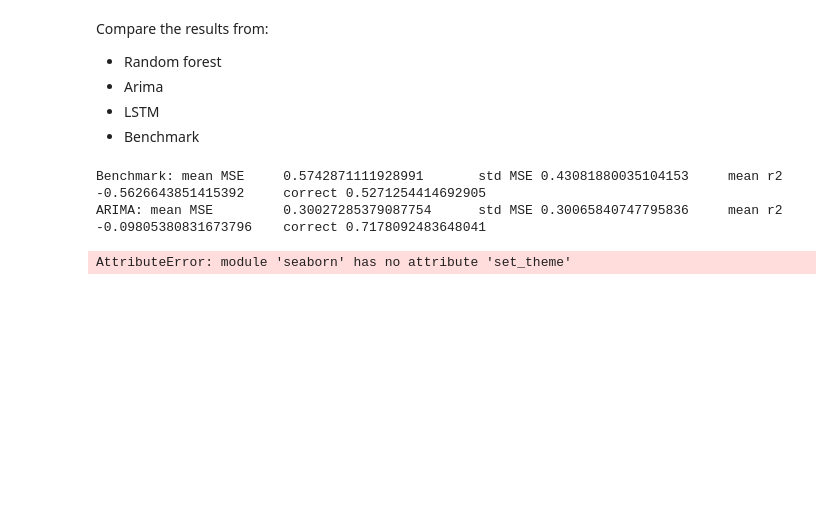
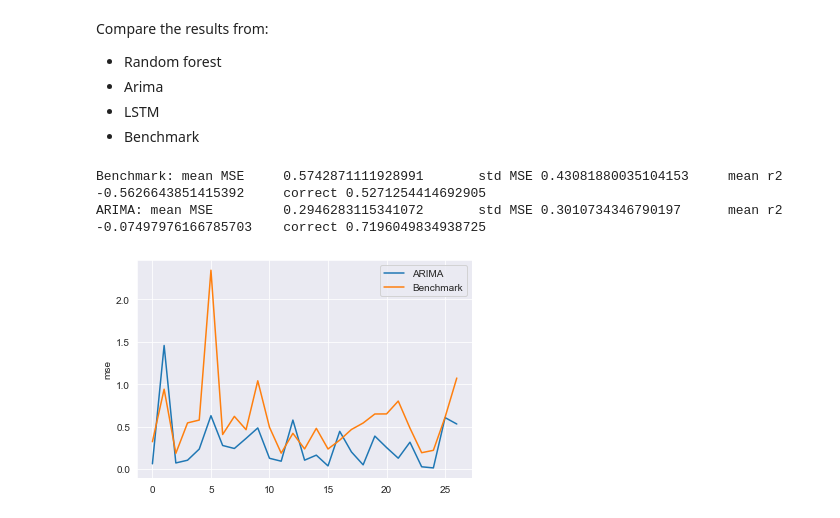
Before and after one commit to susymaijer/DMT, a Jupyter notebook: Evaluate.ipynb, the cells around one changed output. Drawn from its saved outputs; the diff is of its cells as text; code cells hidden in the pictures; blank space fills up the shorter version.

Commit message:
Figures

```diff
--- a/Evaluate.ipynb
+++ b/Evaluate.ipynb
@@ -11,29 +11,32 @@ Compare the results from:
 - LSTM
 - Benchmark
 # %%
-arima = pd.read_csv('results/arima.csv',index_col=0)
-arima.index.rename('id', inplace=True)
-benchmark = pd.read_csv('results/benchmark.csv',index_col=0)
-benchmark.index.rename('id', inplace=True)
-#rf =
-#lstm =
+def loadData(path):
+    data = pd.read_csv(path,index_col=0)
+    data.index.rename('id', inplace=True)
+
+    return data
+
 
 def printSummary(data, name):
     print(f'{name}: mean MSE \t{data["mse"].mean()}\t std MSE {data["mse"].std()}\t mean r2 {data["r2"].mean()}\t correct {data["corr"].mean()}')
 
+arima = loadData('results/arima.csv')
+benchmark = loadData('results/benchmark.csv')
 printSummary(benchmark, "Benchmark")
 printSummary(arima, "ARIMA")
 # %% [output]
 Benchmark: mean MSE     0.5742871111928991       std MSE 0.43081880035104153     mean r2 -0.5626643851415392     correct 0.5271254414692905
-ARIMA: mean MSE         0.30027285379087754      std MSE 0.30065840747795836     mean r2 -0.09805380831673796    correct 0.7178092483648041
+ARIMA: mean MSE         0.2946283115341072       std MSE 0.3010734346790197      mean r2 -0.07497976166785703    correct 0.7196049834938725
 # %%
-sns.set_theme()
+sns.set_style("darkgrid")
 
 amt_persons = len(benchmark)
 sns.lineplot(x=range(0, amt_persons), y= arima['mse'], label="ARIMA")
 sns.lineplot(x=range(0, amt_persons), y= benchmark['mse'], label="Benchmark")
+plt.savefig('figures/mse_line.png', dpi=300)
 # %% [output]
-AttributeError: module 'seaborn' has no attribute 'set_theme'
+[figure, added]
 # %%
 amt_persons = len(benchmark)
 sns.lineplot(x=range(0, amt_persons), y= arima['r2'], label="ARIMA")
```
Also changed, not shown: parts of 2 cells of this notebook, 34 other files.
